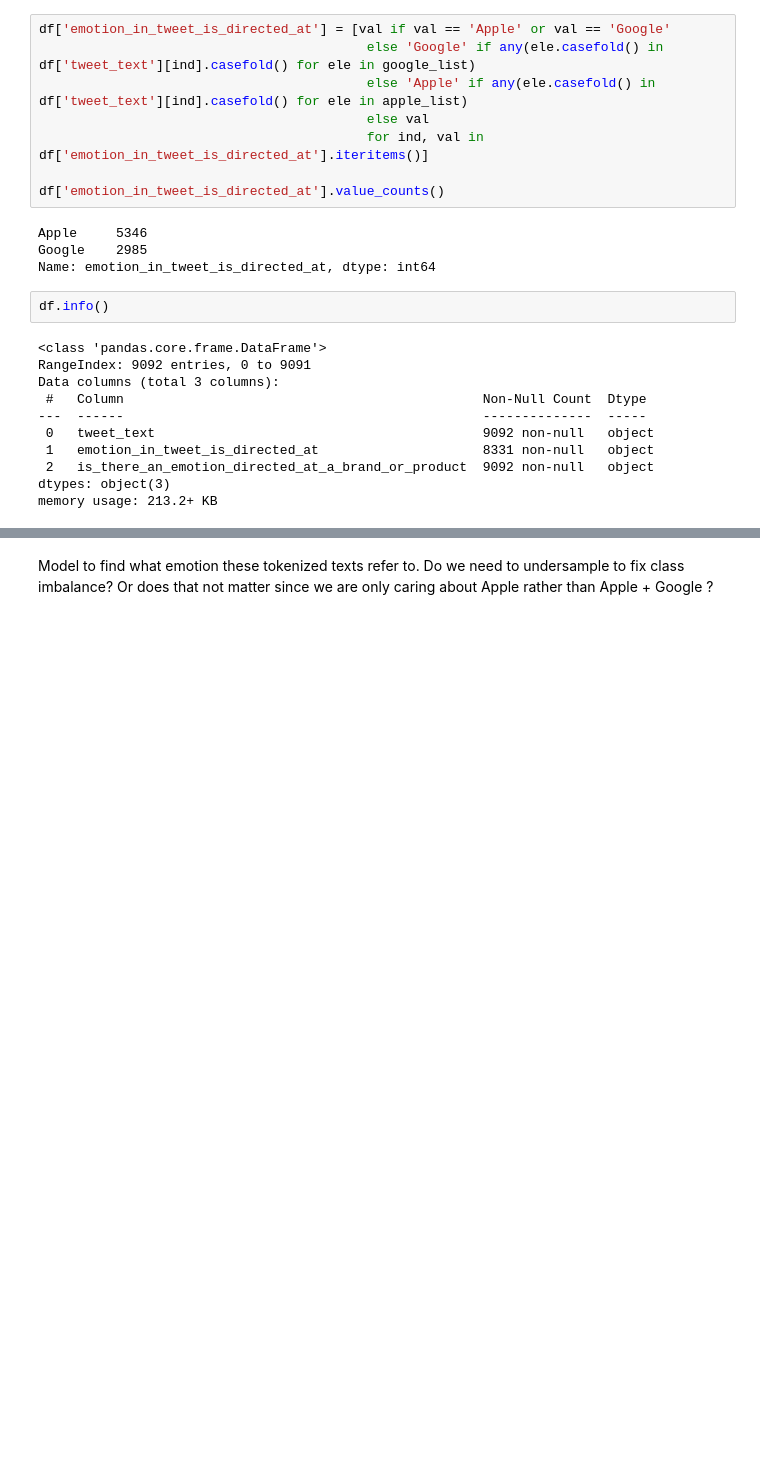
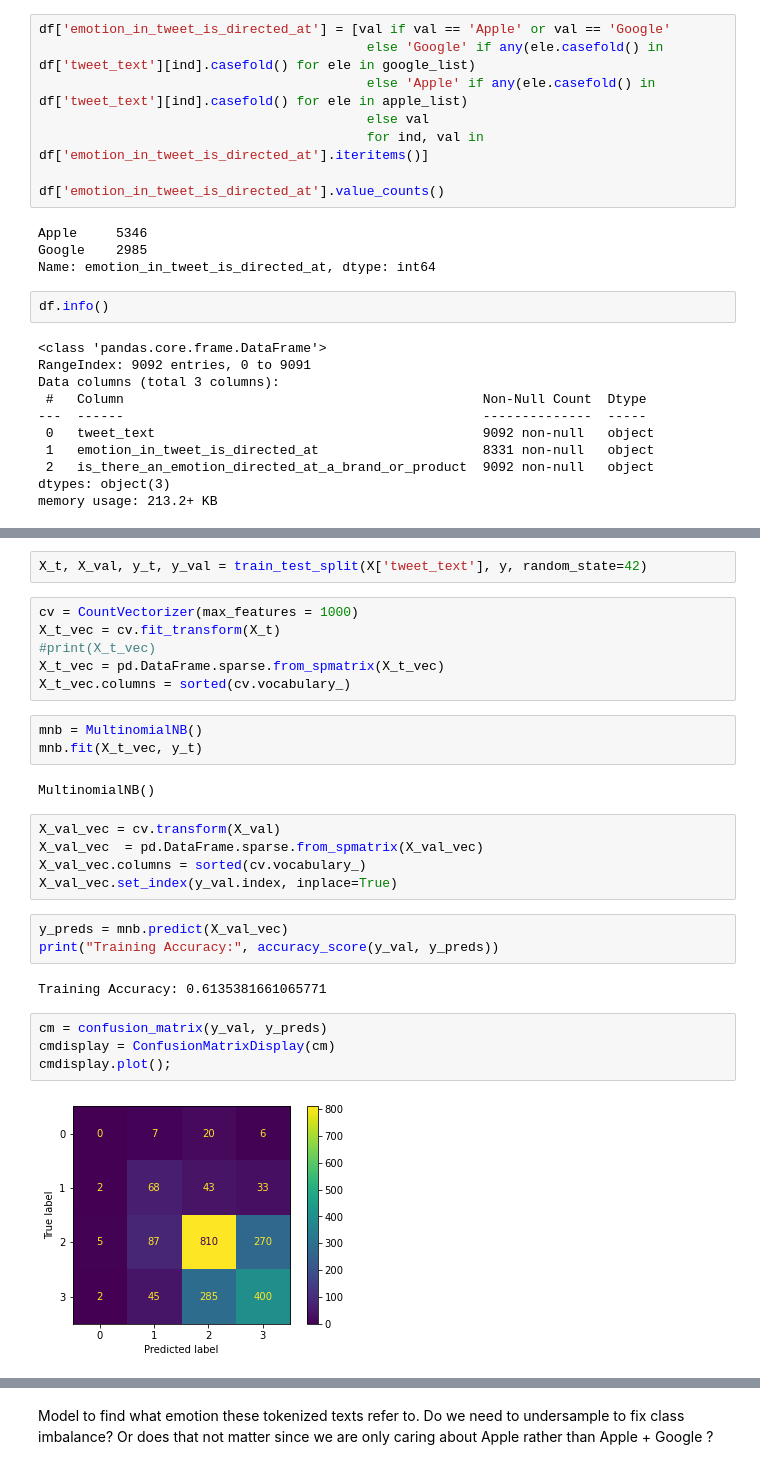
Before and after one commit to cjunhyuk/Apple-Google-Sentiment-Analysis, a Jupyter notebook: EDA.ipynb, the cells around one changed output, grey strips where cells are left out. Cells and saved outputs as stored; diff of their text form; blank space fills up the shorter version.

```diff
--- a/EDA.ipynb
+++ b/EDA.ipynb
@@ -209,0 +237,29 @@ Name: product, dtype: float64
+# %%
+X_t, X_val, y_t, y_val = train_test_split(X['tweet_text'], y, random_state=42)
+# %%
+cv = CountVectorizer(max_features = 1000)
+X_t_vec = cv.fit_transform(X_t)
+#print(X_t_vec)
+X_t_vec = pd.DataFrame.sparse.from_spmatrix(X_t_vec)
+X_t_vec.columns = sorted(cv.vocabulary_)
+# %%
+mnb = MultinomialNB()
+mnb.fit(X_t_vec, y_t)
+# %% [output]
+MultinomialNB()
+# %%
+X_val_vec = cv.transform(X_val)
+X_val_vec  = pd.DataFrame.sparse.from_spmatrix(X_val_vec)
+X_val_vec.columns = sorted(cv.vocabulary_)
+X_val_vec.set_index(y_val.index, inplace=True)
+# %%
+y_preds = mnb.predict(X_val_vec)
+print("Training Accuracy:", accuracy_score(y_val, y_preds))
+# %% [output]
+Training Accuracy: 0.6135381661065771
+# %%
+cm = confusion_matrix(y_val, y_preds)
+cmdisplay = ConfusionMatrixDisplay(cm)
+cmdisplay.plot();
+# %% [output]
+[figure, added]
```
Also changed, not shown: parts of 16 cells of this notebook.
